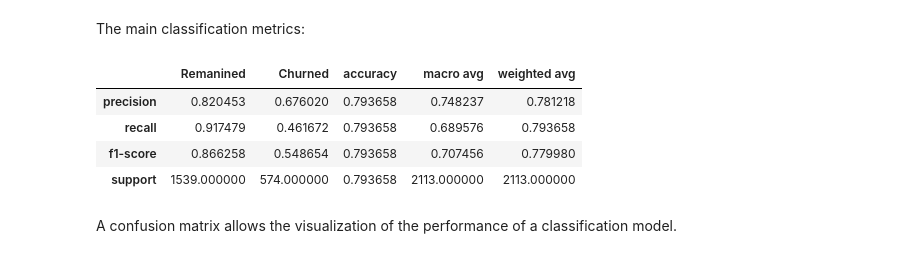
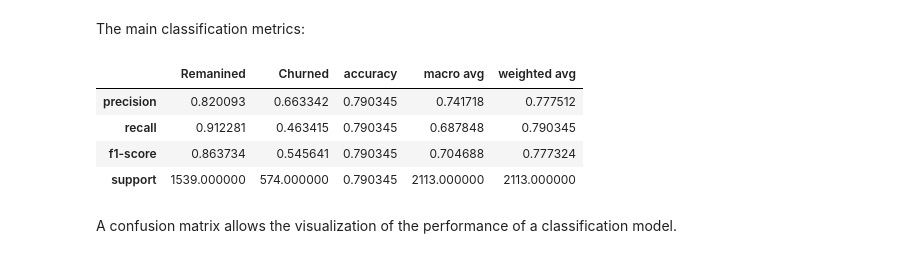
Before and after one commit to HatefDastour/Portfolio, a Jupyter notebook: recommendation_system/Telco_Customer_Churn_Classification_using_Feature_Importance.ipynb, the cells around one changed output. Drawn from its saved outputs; the diff is of its cells as text; code cells hidden in the pictures.

```diff
--- a/recommendation_system/Telco_Customer_Churn_Classification_using_Feature_Importance.ipynb
+++ b/recommendation_system/Telco_Customer_Churn_Classification_using_Feature_Importance.ipynb
@@ -328,11 +93,14 @@ for i in range(len(Temp)):
+# %%
+Data = pd.read_csv('telco-customer-churn/WA_Fn-UseC_-Telco-Customer-Churn_clean.csv')
 # %% [markdown]
 # Modeling
 # %%
 df = Data.drop(columns = ['customer ID'])
 Target = 'Churn'
 X = df.drop(columns = [Target])
-y = df[Target]
+y = df[Target].astype(float)
 X_train, X_test, y_train, y_test = train_test_split(X, y, test_size=0.3, random_state=42)
-pd.DataFrame(data={'Set':['X_train','X_test','y_train','y_test'],
-               'Shape':[X_train.shape, X_test.shape, y_train.shape, y_test.shape]}).set_index('Set').T
+
+display(pd.DataFrame(data={'Set':['X_train','X_test','y_train','y_test'],
+               'Array Shape':[X_train.shape, X_test.shape, y_train.shape, y_test.shape]}).set_index('Set').T)
 Labels = ['Remanined', 'Churned']
@@ -340,10 +111,9 @@ Labels = ['Remanined', 'Churned']
 Furthermore, we would like to standardize features by removing the mean and scaling to unit variance. In this [article](https://hatefdastour.github.io/portfolio/statistical_modeling/Pima_Indians_Diabetes_Data_Classification.html), we demonstrated the benefits of scaling data using [**StandardScaler()**](https://scikit-learn.org/stable/modules/generated/sklearn.preprocessing.StandardScaler.html).
 # %%
 scaler = StandardScaler()
-
-X_train = scaler.fit_transform(X_train)
+_ = scaler.fit(X)
+X_train = scaler.transform(X_train)
+X_train = pd.DataFrame(X_train, columns = X.columns)
 X_test = scaler.transform(X_test)
-
-X_train = pd.DataFrame(data = X_train, columns = X.columns)
-X_test = pd.DataFrame(data = X_test, columns = X.columns)
+X_test = pd.DataFrame(X_test, columns = X.columns)
 # %% [markdown]
@@ -440,14 +210,14 @@ ROC_Curve(rfc, X_test[Best_Features])
 # %% [markdown]
 The main classification metrics:
 # %%
-pd.DataFrame(classification_report(y_test,rfc.predict(X_test[Best_Features]),
+pd.DataFrame(metrics.classification_report(y_test,rfc.predict(X_test[Best_Features]),
                                    output_dict = True, target_names = Labels))
 # %% [output]
 |  | Remanined | Churned | accuracy | macro avg | weighted avg |
-| precision | 0.820453 | 0.676020 | 0.793658 | 0.748237 | 0.781218 |
-| recall | 0.917479 | 0.461672 | 0.793658 | 0.689576 | 0.793658 |
-| f1-score | 0.866258 | 0.548654 | 0.793658 | 0.707456 | 0.779980 |
-| support | 1539.000000 | 574.000000 | 0.793658 | 2113.000000 | 2113.000000 |
+| precision | 0.820093 | 0.663342 | 0.790345 | 0.741718 | 0.777512 |
+| recall | 0.912281 | 0.463415 | 0.790345 | 0.687848 | 0.790345 |
+| f1-score | 0.863734 | 0.545641 | 0.790345 | 0.704688 | 0.777324 |
+| support | 1539.000000 | 574.000000 | 0.790345 | 2113.000000 | 2113.000000 |
 # %% [markdown]
 A confusion matrix allows the visualization of the performance of a classification model.
 # %%
```
Also changed, not shown: parts of 53 cells of this notebook, 1 other file.
